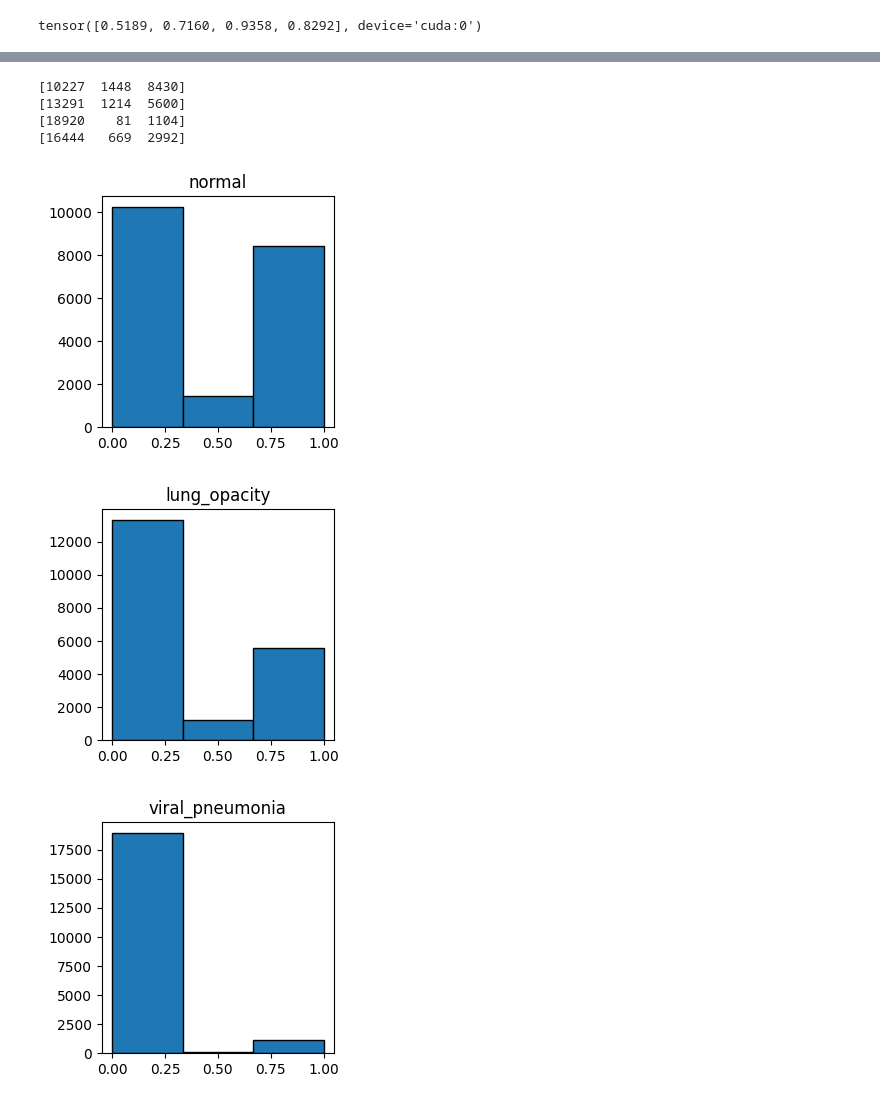
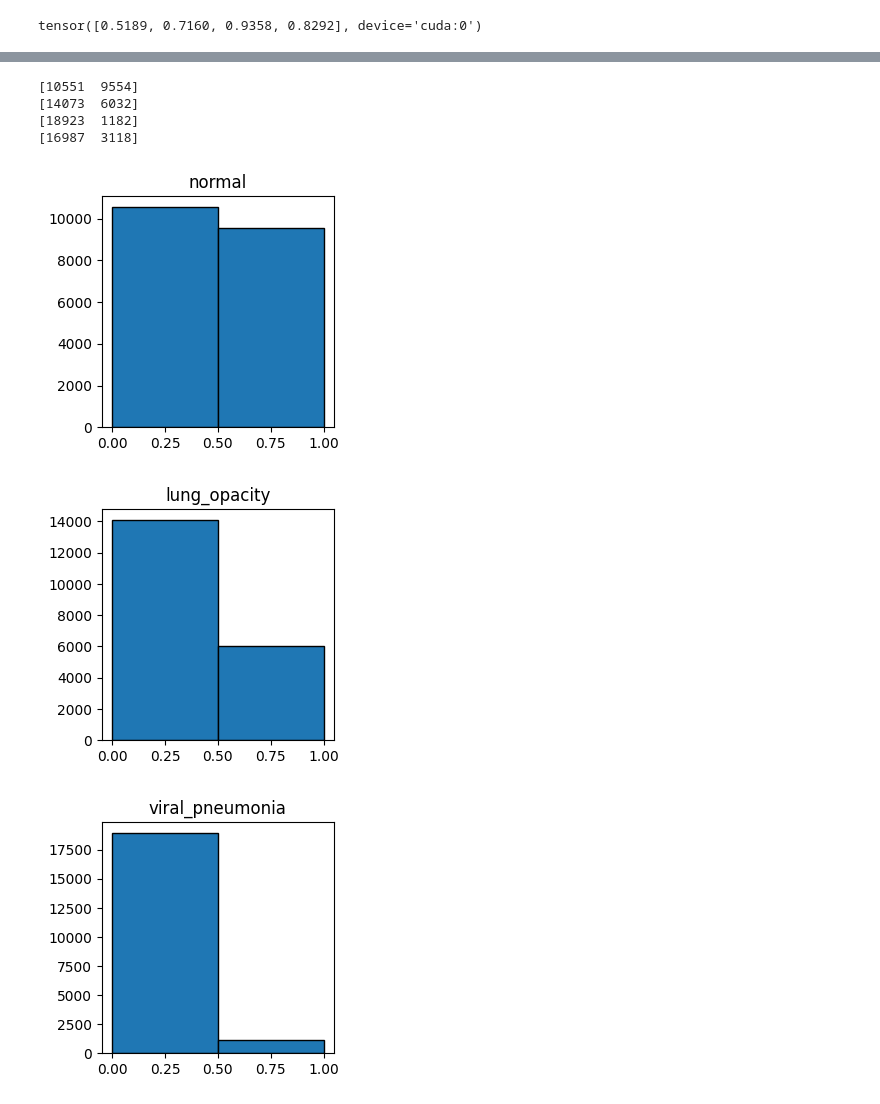
Before and after one commit to Dmytro-Shvetsov/counterfactual-search, a Jupyter notebook: covid-19-pretrain-classifier.ipynb, the cells around one changed output, grey strips where cells are left out. Saved outputs shown, nothing was run; the diff lists cells and outputs as text; code cells hidden in the pictures.

```diff
--- a/covid-19-pretrain-classifier.ipynb
+++ b/covid-19-pretrain-classifier.ipynb
@@ -102,19 +101,21 @@ import albumentations as albu
 
 
 # imagenet norm stats converted to grayscale
-mean = [grayscale_mean]
-std = [grayscale_std]
+# mean = [grayscale_mean]
+# std = [grayscale_std]
+mean = [0.5]
+std = [0.5]
 
 data_transforms = {
     "train": albu.Compose([
         albu.HorizontalFlip(p=0.5),
         albu.VerticalFlip(p=0.1),
         albu.ShiftScaleRotate(scale_limit=0.1, rotate_limit=10, shift_limit=0.07, p=0.5, border_mode=cv2.BORDER_CONSTANT, value=0),
-        albu.Resize(224, 224, cv2.INTER_CUBIC),
+        albu.Resize(256, 256, cv2.INTER_CUBIC),
         albu.Normalize(mean, std),
     ]),
     "val": albu.Compose([
-        albu.Resize(224, 224, cv2.INTER_CUBIC),
+        albu.Resize(256, 256, cv2.INTER_CUBIC),
         albu.Normalize(mean, std),
     ]),
 }
@@ -507,16 +516,16 @@ probs, classes = predict_probs(test_loader, model)
 # %%
 for explain_class in range(len(LungsDataset.CLASSES)):
     pbs = [item[explain_class] for item in probs]
-    hist, bins = np.histogram(pbs, range=(0, 1), bins=3)
+    hist, bins = np.histogram(pbs, range=(0, 1), bins=2)
     plt.figure(figsize=(3, 3))
     plt.hist(pbs, bins=bins, edgecolor='black')
     plt.title(LungsDataset.CLASSES[explain_class])
     print(hist)
 # %% [output]
-[10227  1448  8430]
-[13291  1214  5600]
-[18920    81  1104]
-[16444   669  2992]
+[10551  9554]
+[14073  6032]
+[18923  1182]
+[16987  3118]
-[figure, old version]
+[figure, new version]
-[figure, old version]
+[figure, new version]
-[figure, old version]
+[figure, new version]
```
Also changed, not shown: parts of 14 cells of this notebook, 26 other files.
